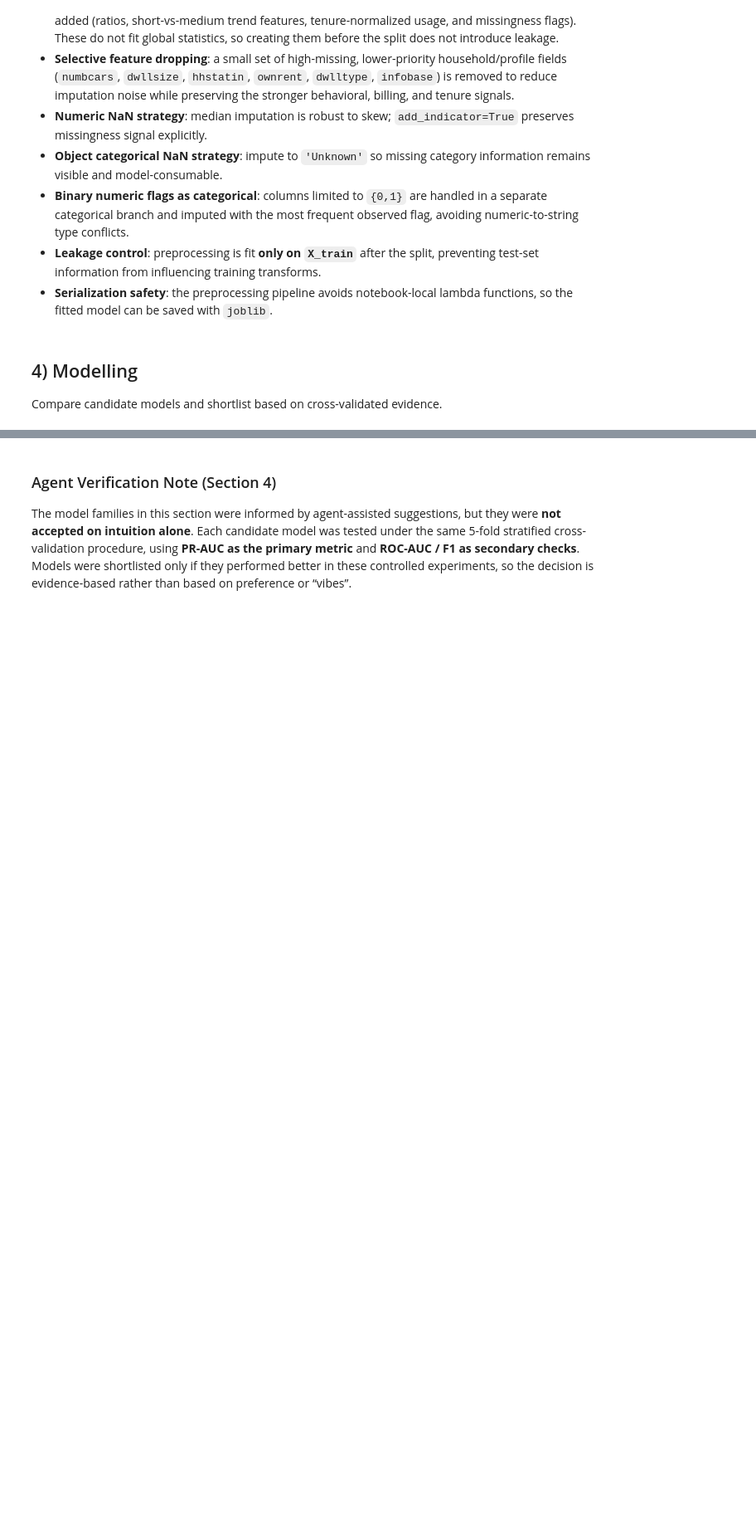
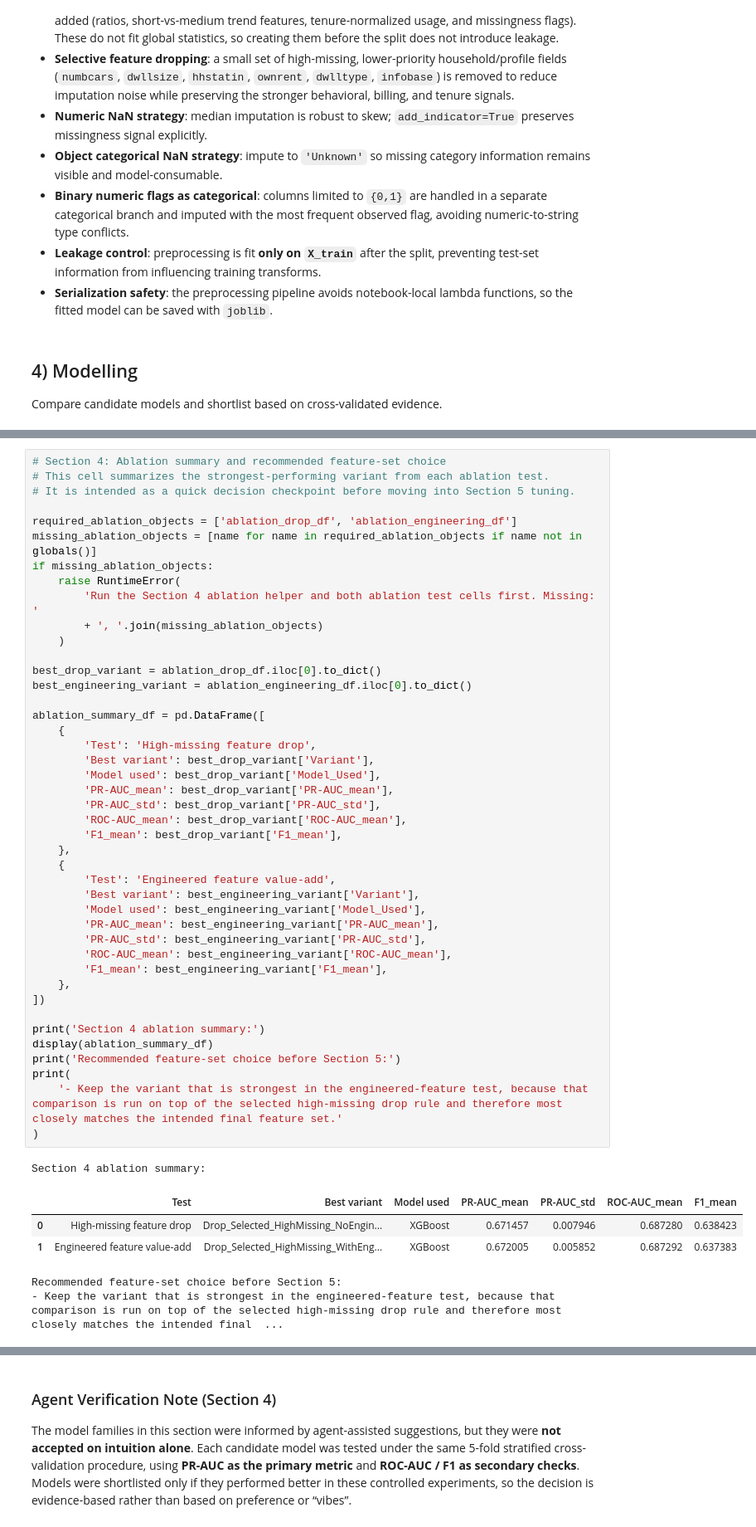
Before and after one commit to liqiangchen0606-rgb/New_Predictive, a Jupyter notebook: MSIN0097_IndividualA.ipynb, the cells around one changed output, grey strips where cells are left out. Shown at 83% size. Cells and saved outputs as stored; diff of their text form; blank space fills up the shorter version.

```diff
--- a/MSIN0097_IndividualA.ipynb
+++ b/MSIN0097_IndividualA.ipynb
@@ -1127,2 +1496,52 @@ Reminder: Test set has NOT been used in Section 4.
+# %%
+# Section 4: Ablation summary and recommended feature-set choice
+# This cell summarizes the strongest-performing variant from each ablation test.
+# It is intended as a quick decision checkpoint before moving into Section 5 tuning.
+
+required_ablation_objects = ['ablation_drop_df', 'ablation_engineering_df']
+missing_ablation_objects = [name for name in required_ablation_objects if name not in globals()]
+if missing_ablation_objects:
+    raise RuntimeError(
+        'Run the Section 4 ablation helper and both ablation test cells first. Missing: '
+        + ', '.join(missing_ablation_objects)
+    )
+
+best_drop_variant = ablation_drop_df.iloc[0].to_dict()
+best_engineering_variant = ablation_engineering_df.iloc[0].to_dict()
+
+ablation_summary_df = pd.DataFrame([
+    {
+        'Test': 'High-missing feature drop',
+        'Best variant': best_drop_variant['Variant'],
+        'Model used': best_drop_variant['Model_Used'],
+        'PR-AUC_mean': best_drop_variant['PR-AUC_mean'],
+        'PR-AUC_std': best_drop_variant['PR-AUC_std'],
+        'ROC-AUC_mean': best_drop_variant['ROC-AUC_mean'],
+        'F1_mean': best_drop_variant['F1_mean'],
+    },
+    {
+        'Test': 'Engineered feature value-add',
+        'Best variant': best_engineering_variant['Variant'],
+        'Model used': best_engineering_variant['Model_Used'],
+        'PR-AUC_mean': best_engineering_variant['PR-AUC_mean'],
+        'PR-AUC_std': best_engineering_variant['PR-AUC_std'],
+        'ROC-AUC_mean': best_engineering_variant['ROC-AUC_mean'],
+        'F1_mean': best_engineering_variant['F1_mean'],
+    },
+])
+
+print('Section 4 ablation summary:')
+display(ablation_summary_df)
+print('Recommended feature-set choice before Section 5:')
+print(
+    '- Keep the variant that is strongest in the engineered-feature test, because that comparison is run on top of the selected high-missing drop rule and therefore most closely matches the intended final feature set.'
+)
+# %% [output]
+Section 4 ablation summary:
+|  | Test | Best variant | Model used | PR-AUC_mean | PR-AUC_std | ROC-AUC_mean | F1_mean |
+| 0 | High-missing feature drop | Drop_Selected_HighMissing_NoEngin... | XGBoost | 0.671457 | 0.007946 | 0.687280 | 0.638423 |
+| 1 | Engineered feature value-add | Drop_Selected_HighMissing_WithEng... | XGBoost | 0.672005 | 0.005852 | 0.687292 | 0.637383 |
+Recommended feature-set choice before Section 5:
+- Keep the variant that is strongest in the engineered-feature test, because that comparison is run on top of the selected high-missing drop rule and therefore most closely matches the intended final  ...
 # %% [markdown]
 ### Section 4 Interpretation Notes
```
Also changed, not shown: parts of 21 cells of this notebook, 13 other files.
